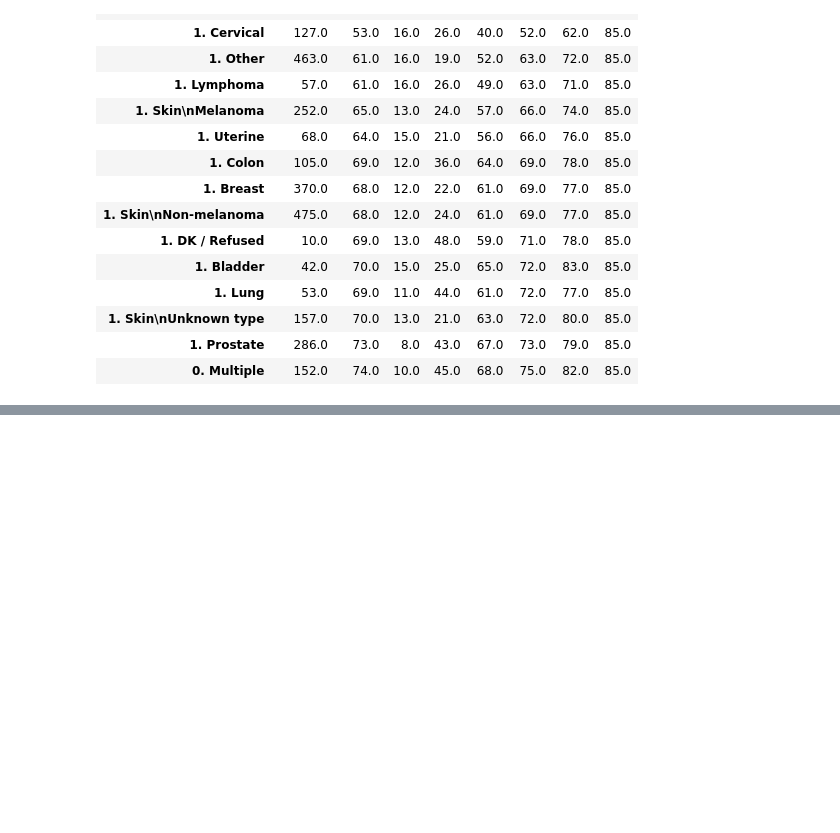
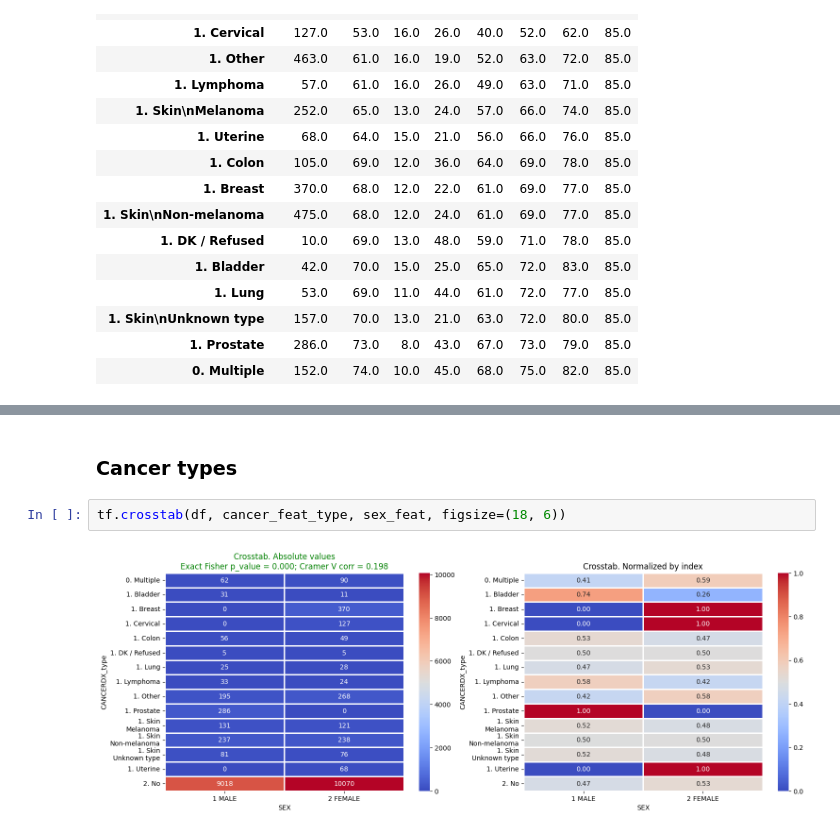
Before and after one commit to trojanskehesten/meps-cancer-analysis, a Jupyter notebook: MEPS Cancer analysis 2019.ipynb, the cells around one changed output, grey strips where cells are left out. Drawn from its saved outputs; the diff is of its cells as text; blank space fills up the shorter version.

```diff
--- a/MEPS Cancer analysis 2019.ipynb
+++ b/MEPS Cancer analysis 2019.ipynb
@@ -538,0 +558,6 @@ These patterns reflect the biological and epidemiological characteristics of eac
+# %% [markdown]
+### Cancer types
+# %%
+tf.crosstab(df, cancer_feat_type, sex_feat, figsize=(18, 6))
+# %% [output]
+[figure, added]
```
Also changed, not shown: parts of 44 cells of this notebook.
